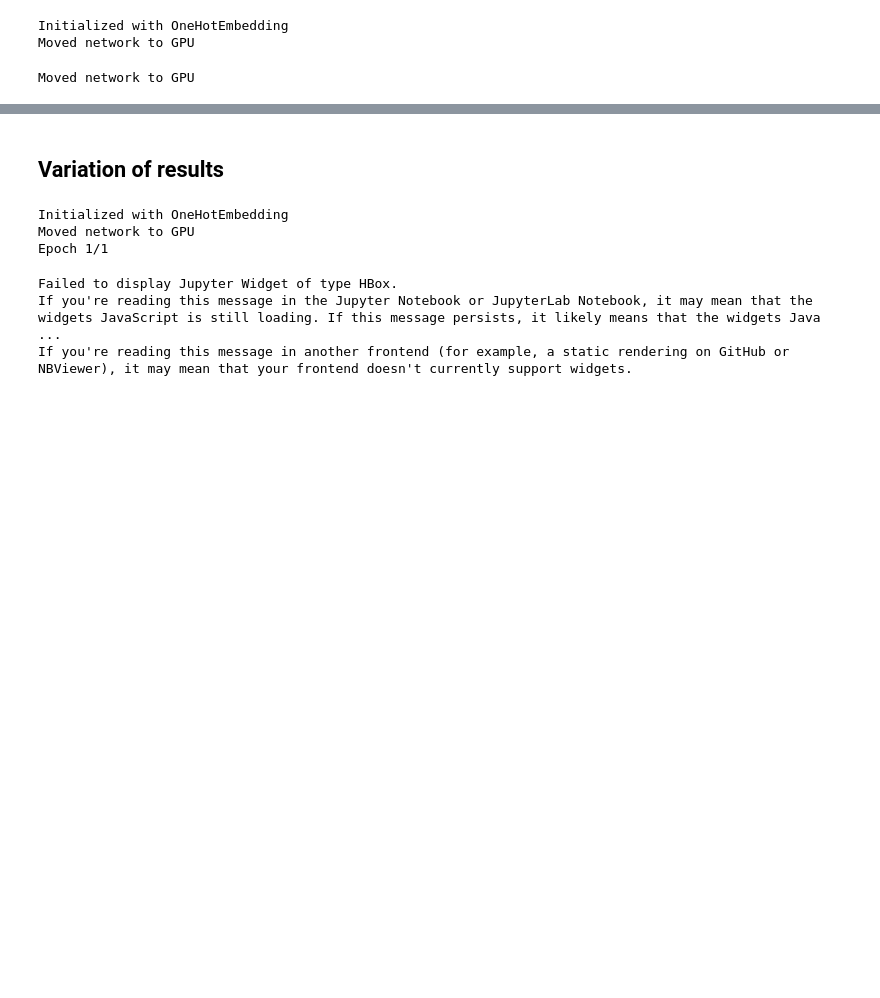
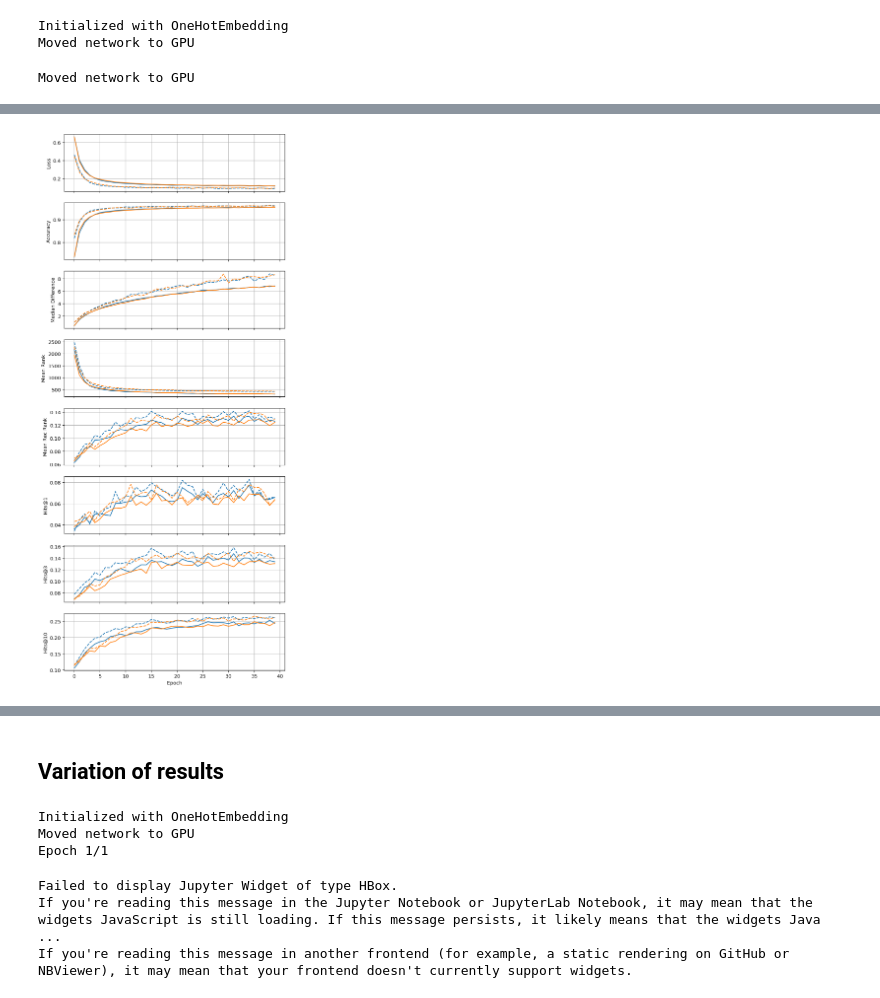
Before and after one commit to jrieke/sampled-rgcn, a Jupyter notebook: playground.ipynb, the cells around one changed output, grey strips where cells are left out. Drawn from its saved outputs; the diff is of its cells as text; code cells hidden in the pictures; blank space fills up the shorter version.

```diff
--- a/playground.ipynb
+++ b/playground.ipynb
@@ -2231,0 +2201,8 @@ ipdb> q
+# %%
+to_plot = ['loss', 'acc', 'median_diff', 'mean_rank', 'mean_rec_rank', 'hits_1', 'hits_3', 'hits_10']
+figsize = (8, 20)
+
+# TODO: Make fig legend for compare histories.
+histories[0].plot(*to_plot, figsize=figsize, compare=histories[1:])#, xlim=(0, 10))
+# %% [output]
+[figure, added]
```
Also changed, not shown: parts of 29 cells of this notebook, 1 other file.
